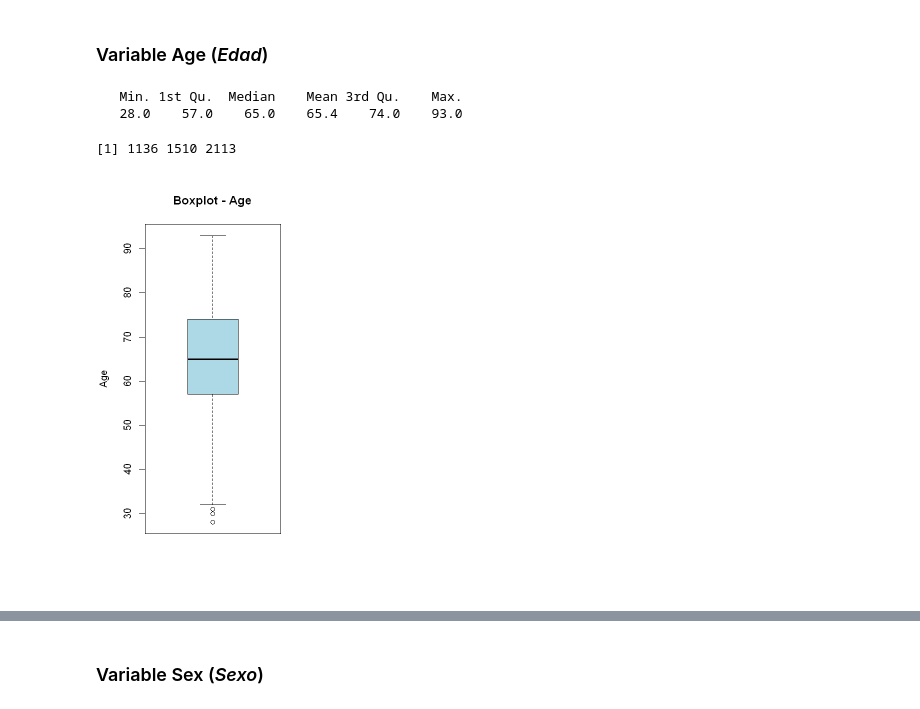
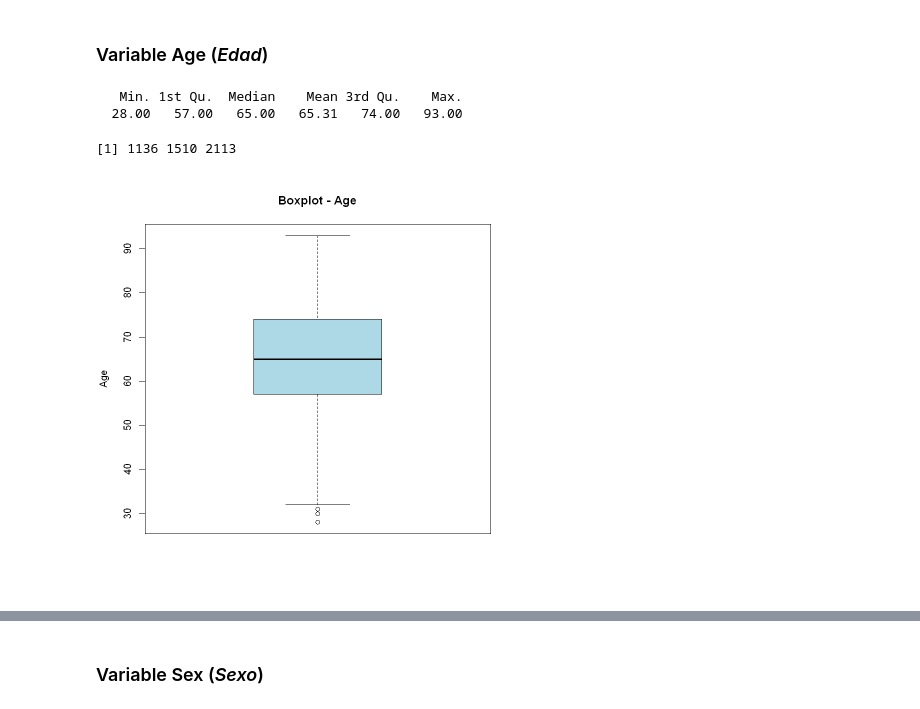
Before and after one commit to JoseLuisMaldonadoA/TFM, a Jupyter notebook: Curation.ipynb, the cells around one changed output, grey strips where cells are left out. Saved outputs shown, nothing was run; the diff lists cells and outputs as text; code cells hidden in the pictures.

Commit message:
Notebook Update
Some fixes for the income data included

```diff
--- a/Curation.ipynb
+++ b/Curation.ipynb
@@ -8,7 +8,7 @@
 library(readxl) # Library to read Excel files
 
 # Read the data from the main database
-data <- read_excel("BASE_DATOS.xlsx", sheet = "Datos Casos")
+data <- suppressWarnings(read_excel("BASE_DATOS.xlsx", sheet = "Datos Casos"))
 colnames(data) # Display the column names
 # summary(data)
 # head(data)
@@ -207,12 +194,14 @@ setdiff(colnames(data_ext), colnames(data))
 [7] "Fmuerte"
 # %%
 # Perform an inner join based on the "Id" column
-merged_data <- merge(
-  data_ext,
-  data,
-  by = "Id",
-  all = FALSE,  # Only include rows with matches in "Id"
-  suffixes = c("", "")  # Avoid adding suffixes to duplicate columns
+merged_data <- suppressWarnings(
+  merge(
+    data_ext,
+    data,
+    by = "Id",
+    all = FALSE,  # Only include rows with matches in "Id"
+    suffixes = c("", "")  # Avoid adding suffixes to duplicate columns
+  )
 )
 
 # Remove duplicate columns that are generated (those coming from data_ext)
@@ -275,7 +262,7 @@ print(list_edad)
 list_CP <- merged_data$Id[is.na(merged_data$CP)]
 print(list_CP)
 list_TIS <- merged_data$Id[is.na(merged_data$TIS)]
-print(list_TIS)
+print(list_TIS) # Dont remove the NAs following the expert intructions
 list_talla <- merged_data$Id[is.na(merged_data$Talla)]
 print(list_talla)
 list_peso <- merged_data$Id[is.na(merged_data$Peso)]
@@ -283,8 +270,6 @@ print(list_peso)
 
 # Remove rows where CP is NA
 merged_data <- merged_data[!is.na(merged_data$CP), ]
-# Remove rows where TIS is NA
-merged_data <- merged_data[!is.na(merged_data$TIS), ]
 
 # Print the number of records after removing null rows
 cat("Number of records after removing null rows:", nrow(merged_data), "\n")
@@ -332,33 +317,33 @@ print(paste("Patient last checkup dates range from", min_rev, "to",
 # %%
 summary(merged_data$Edad) # Statistical summary of the variable
 
 # Boxplot of the variable Age
-par(mfrow = c(1, 2))
+
 boxplot(merged_data$Edad, main = "Boxplot - Age", ylab = "Age", col = "lightblue")
 
 # Calculate the interquartile range (IQR)
 Q1 <- quantile(merged_data$Edad, 0.25, na.rm = TRUE)
 Q3 <- quantile(merged_data$Edad, 0.75, na.rm = TRUE)
 IQR <- Q3 - Q1
 
 # Calculate the lower and upper bounds
 lower_bound <- Q1 - 1.5 * IQR
 upper_bound <- Q3 + 1.5 * IQR
 
 # Identify the outliers
 outliers <- merged_data$Id[merged_data$Edad < lower_bound | merged_data$Edad > upper_bound]
 print(outliers)
 
 # Remove the outliers if desired
 # (in these cases, we will not remove them since they dont seem to be error)
 # merged_data <- merged_data[merged_data$Edad >= lower_bound & merged_data$Edad <= upper_bound, ]
 
 # New statistical summary of the variable Age
 # summary(merged_data$Edad)
 # New boxplot of the variable Age (without outliers)
 # boxplot(merged_data$Edad, main = "Boxplot - Age (without outliers)", ylab = "Age", col = "lightgreen")
 # %% [output]
    Min. 1st Qu.  Median    Mean 3rd Qu.    Max.
-   28.0    57.0    65.0    65.4    74.0    93.0
+  28.00   57.00   65.00   65.31   74.00   93.00
 [1] 1136 1510 2113
-[figure, old version]
+[figure, new version]
```
Also changed, not shown: parts of 61 cells of this notebook.
